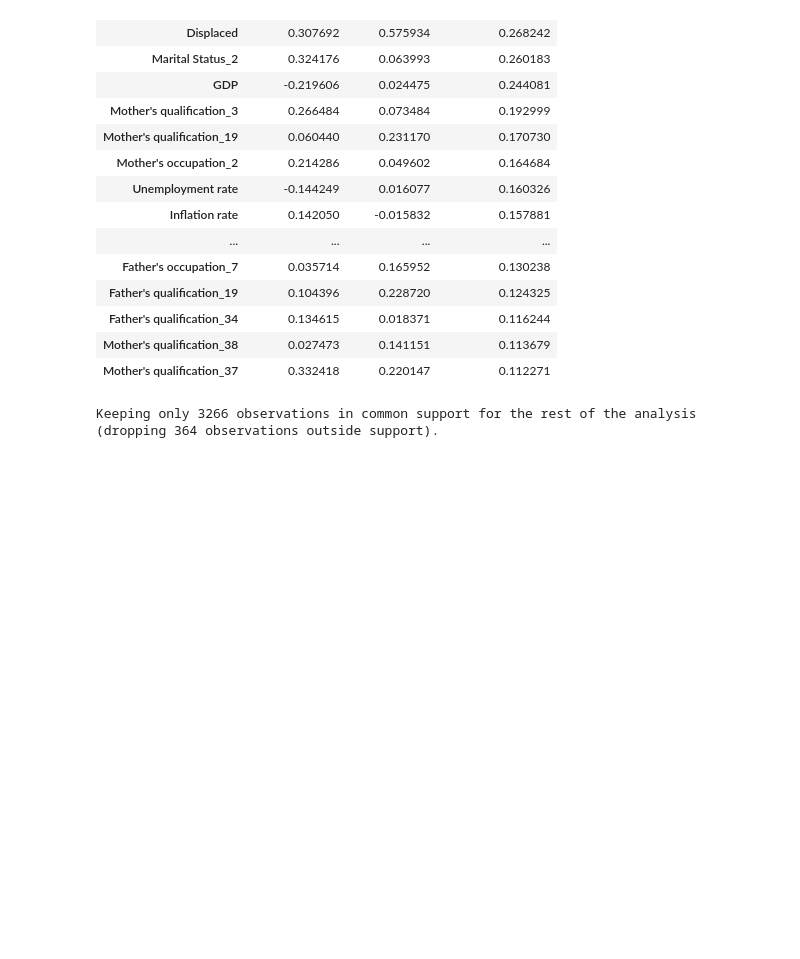
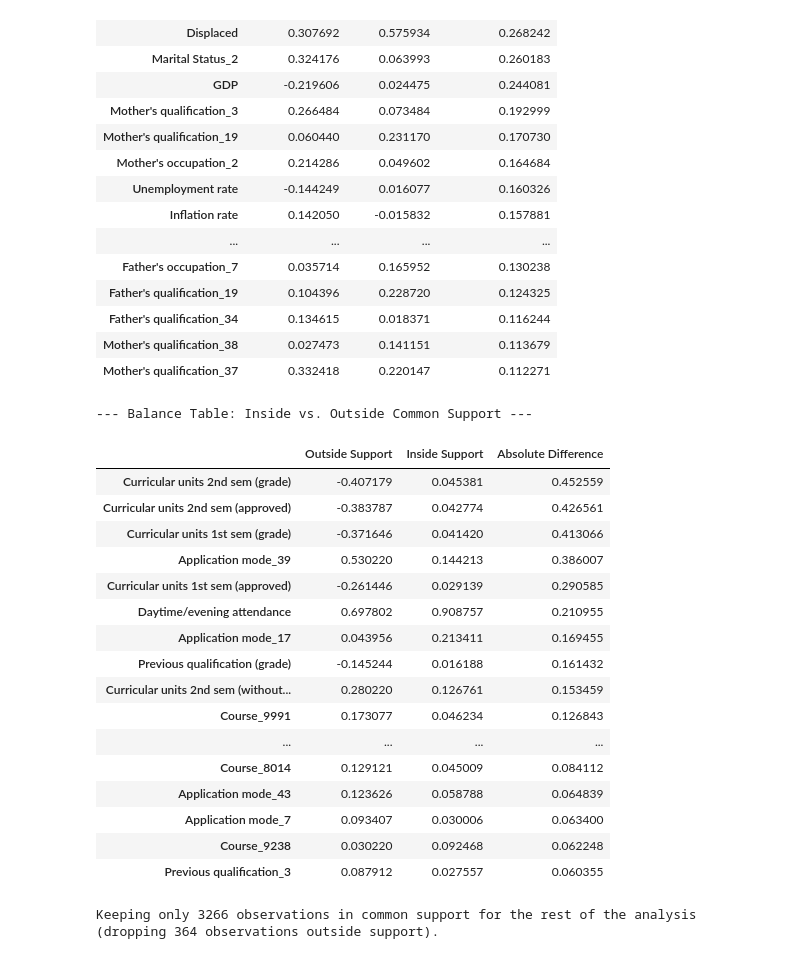
Before and after one commit to jlechat/ML-for-econo---Student-s-dropout-and-academic-success, a Jupyter notebook: 2 - Heterogeneous effects ddml proba dropout.ipynb, the cells around one changed output. Cells and saved outputs as stored; diff of their text form; code cells hidden in the pictures; blank space fills up the shorter version.

```diff
--- a/2 - Heterogeneous effects ddml proba dropout.ipynb
+++ b/2 - Heterogeneous effects ddml proba dropout.ipynb
@@ -295,6 +300,38 @@ balance_table.sort_values('Absolute Difference', ascending=False).head(20)
 | Father's qualification_34 | 0.134615 | 0.018371 | 0.116244 |
 | Mother's qualification_38 | 0.027473 | 0.141151 | 0.113679 |
 | Mother's qualification_37 | 0.332418 | 0.220147 | 0.112271 |
+# %%
+# Characteristics of observations outside common support FOR ACADEMIC RESULTS:
+# do they systematically differ from those inside support?
+# Note that these are post-treatment variables, this table is purely descriptive,
+# but it helps get a sense of the academic profiles of students outside common support.
+
+balance_table = (data_preprocessed_df[academic_controls_pp].copy().
+                 assign(In_Support=in_support)
+                 .groupby('In_Support')[academic_controls_pp].mean().T)
+balance_table.columns = ['Outside Support', 'Inside Support']
+balance_table['Absolute Difference'] = (balance_table['Inside Support'] - balance_table['Outside Support']).abs()
+print("--- Balance Table: Inside vs. Outside Common Support ---")
+balance_table.sort_values('Absolute Difference', ascending=False).head(20)
+# %% [output]
+--- Balance Table: Inside vs. Outside Common Support ---
+|  | Outside Support | Inside Support | Absolute Difference |
+| Curricular units 2nd sem (grade) | -0.407179 | 0.045381 | 0.452559 |
+| Curricular units 2nd sem (approved) | -0.383787 | 0.042774 | 0.426561 |
+| Curricular units 1st sem (grade) | -0.371646 | 0.041420 | 0.413066 |
+| Application mode_39 | 0.530220 | 0.144213 | 0.386007 |
+| Curricular units 1st sem (approved) | -0.261446 | 0.029139 | 0.290585 |
+| Daytime/evening attendance | 0.697802 | 0.908757 | 0.210955 |
+| Application mode_17 | 0.043956 | 0.213411 | 0.169455 |
+| Previous qualification (grade) | -0.145244 | 0.016188 | 0.161432 |
+| Curricular units 2nd sem (without... | 0.280220 | 0.126761 | 0.153459 |
+| Course_9991 | 0.173077 | 0.046234 | 0.126843 |
+| ... | ... | ... | ... |
+| Course_8014 | 0.129121 | 0.045009 | 0.084112 |
+| Application mode_43 | 0.123626 | 0.058788 | 0.064839 |
+| Application mode_7 | 0.093407 | 0.030006 | 0.063400 |
+| Course_9238 | 0.030220 | 0.092468 | 0.062248 |
+| Previous qualification_3 | 0.087912 | 0.027557 | 0.060355 |
 # %%
 # Keep only observations in common support for the rest of the analysis
 if data_preprocessed_df.shape[0] != in_support.sum():
```
Also changed, not shown: parts of 14 cells of this notebook, 7 other files.
